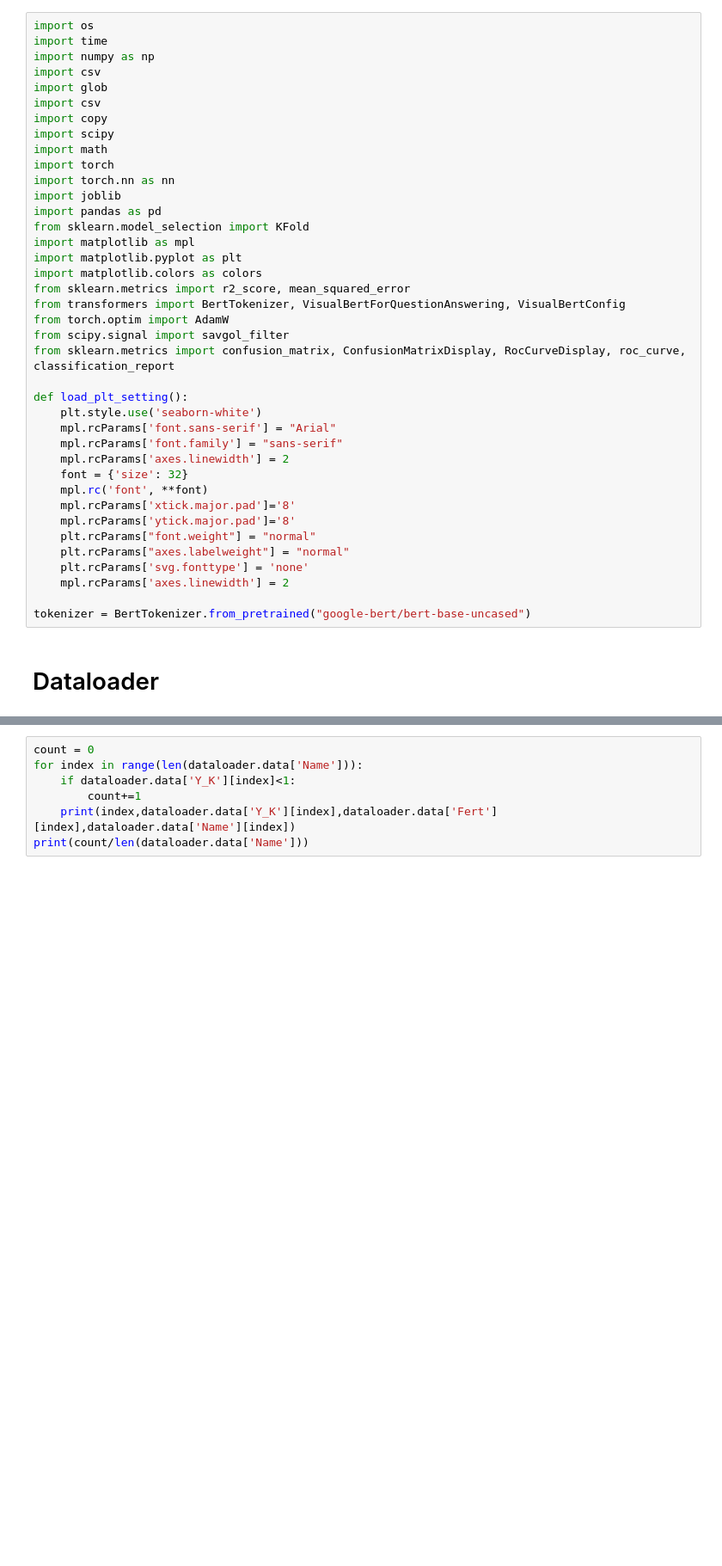
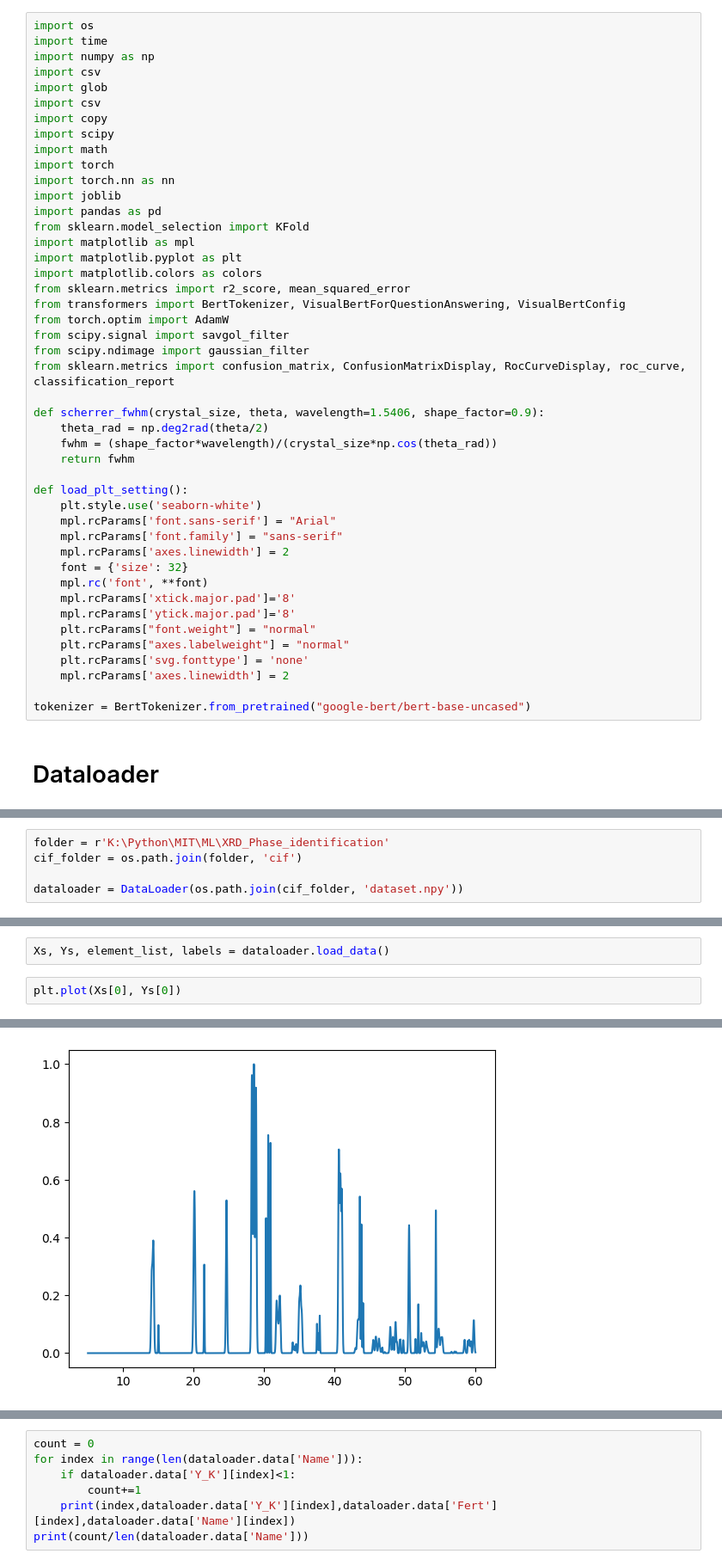
Before and after one commit to shengf22/XRD_Phase_identification, a Jupyter notebook: Train.ipynb, the cells around one changed output, grey strips where cells are left out. Shown at 86% size. Drawn from its saved outputs; the diff is of its cells as text; blank space fills up the shorter version.

Commit message:
Update dataloader

```diff
--- a/Train.ipynb
+++ b/Train.ipynb
@@ -20,7 +20,13 @@ from sklearn.metrics import r2_score, mean_squared_error
 from transformers import BertTokenizer, VisualBertForQuestionAnswering, VisualBertConfig
 from torch.optim import AdamW
 from scipy.signal import savgol_filter
+from scipy.ndimage import gaussian_filter
 from sklearn.metrics import confusion_matrix, ConfusionMatrixDisplay, RocCurveDisplay, roc_curve, classification_report
+
+def scherrer_fwhm(crystal_size, theta, wavelength=1.5406, shape_factor=0.9):
+    theta_rad = np.deg2rad(theta/2)
+    fwhm = (shape_factor*wavelength)/(crystal_size*np.cos(theta_rad))
+    return fwhm
 
 def load_plt_setting():
     plt.style.use('seaborn-white')
@@ -107,0 +130,5 @@ class DataLoader():
+# %%
+folder = r'K:\Python\MIT\ML\XRD_Phase_identification'
+cif_folder = os.path.join(folder, 'cif')
+
+dataloader = DataLoader(os.path.join(cif_folder, 'dataset.npy'))
@@ -107,0 +153,5 @@ class DataLoader():
+# %%
+Xs, Ys, element_list, labels = dataloader.load_data()
+# %%
+plt.plot(Xs[0], Ys[0])
+# %% [output]
@@ -107,0 +159 @@ class DataLoader():
+[figure, added]
```
Also changed, not shown: parts of 6 cells of this notebook, 2 other files.
